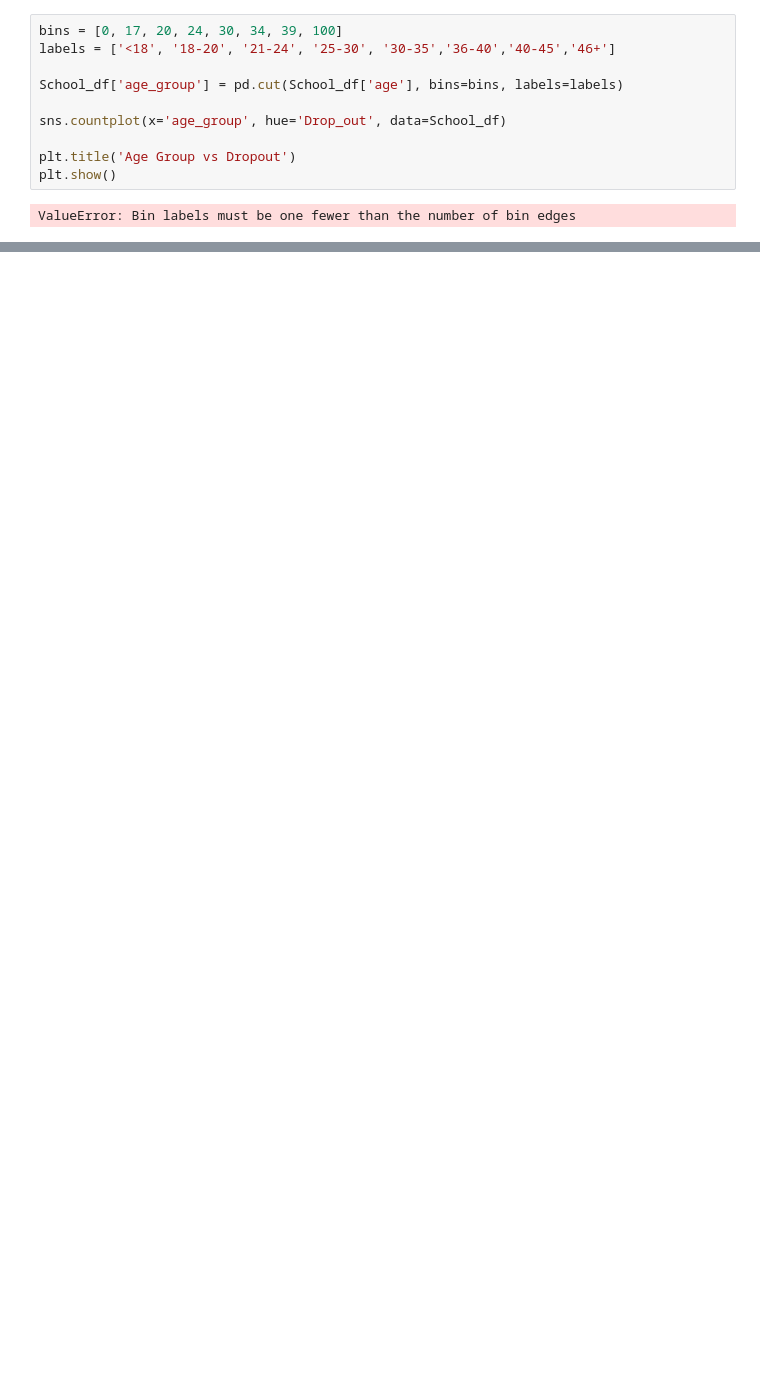
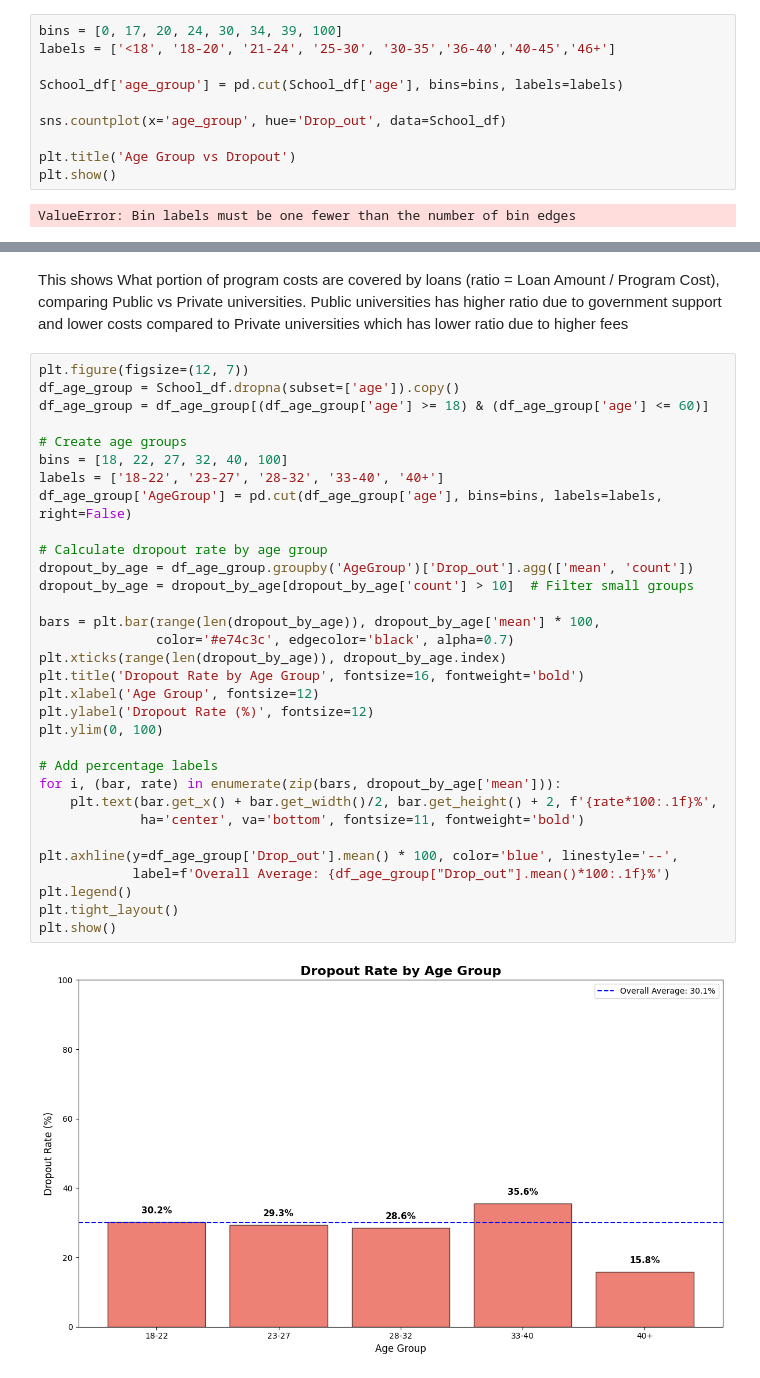
Before and after one commit to geoffreykemboi/Student_dropout_prediction_project, a Jupyter notebook: index.ipynb, the cells around one changed output, grey strips where cells are left out. Saved outputs shown, nothing was run; the diff lists cells and outputs as text; blank space fills up the shorter version.

```diff
--- a/index.ipynb
+++ b/index.ipynb
@@ -491,0 +513,37 @@ Name: Highest_educ_level, dtype: int64
+# %% [markdown]
+This shows What portion of program costs are covered by loans (ratio = Loan Amount / Program Cost), comparing Public vs Private universities.
+Public universities has higher ratio due to government support and lower costs compared to Private universities which has lower ratio due to higher fees
+# %%
+plt.figure(figsize=(12, 7))
+df_age_group = School_df.dropna(subset=['age']).copy()
+df_age_group = df_age_group[(df_age_group['age'] >= 18) & (df_age_group['age'] <= 60)]
+
+# Create age groups
+bins = [18, 22, 27, 32, 40, 100]
+labels = ['18-22', '23-27', '28-32', '33-40', '40+']
+df_age_group['AgeGroup'] = pd.cut(df_age_group['age'], bins=bins, labels=labels, right=False)
+
+# Calculate dropout rate by age group
+dropout_by_age = df_age_group.groupby('AgeGroup')['Drop_out'].agg(['mean', 'count'])
+dropout_by_age = dropout_by_age[dropout_by_age['count'] > 10]  # Filter small groups
+
+bars = plt.bar(range(len(dropout_by_age)), dropout_by_age['mean'] * 100,
+               color='#e74c3c', edgecolor='black', alpha=0.7)
+plt.xticks(range(len(dropout_by_age)), dropout_by_age.index)
+plt.title('Dropout Rate by Age Group', fontsize=16, fontweight='bold')
+plt.xlabel('Age Group', fontsize=12)
+plt.ylabel('Dropout Rate (%)', fontsize=12)
+plt.ylim(0, 100)
+
+# Add percentage labels
+for i, (bar, rate) in enumerate(zip(bars, dropout_by_age['mean'])):
+    plt.text(bar.get_x() + bar.get_width()/2, bar.get_height() + 2, f'{rate*100:.1f}%',
+             ha='center', va='bottom', fontsize=11, fontweight='bold')
+
+plt.axhline(y=df_age_group['Drop_out'].mean() * 100, color='blue', linestyle='--',
+            label=f'Overall Average: {df_age_group["Drop_out"].mean()*100:.1f}%')
+plt.legend()
+plt.tight_layout()
+plt.show()
+# %% [output]
+[figure, added]
```
Also changed, not shown: parts of 34 cells of this notebook, 3 other files.
